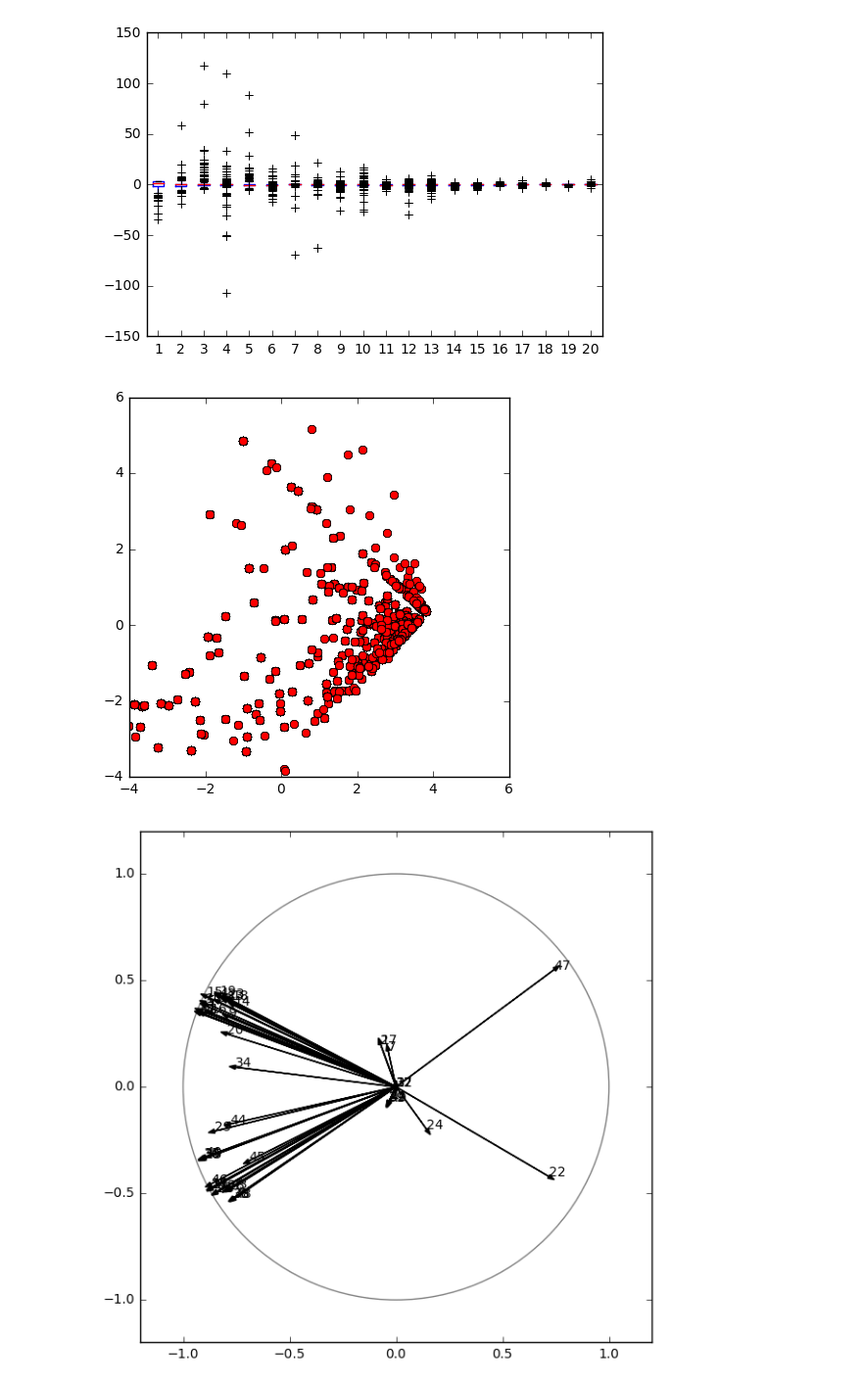
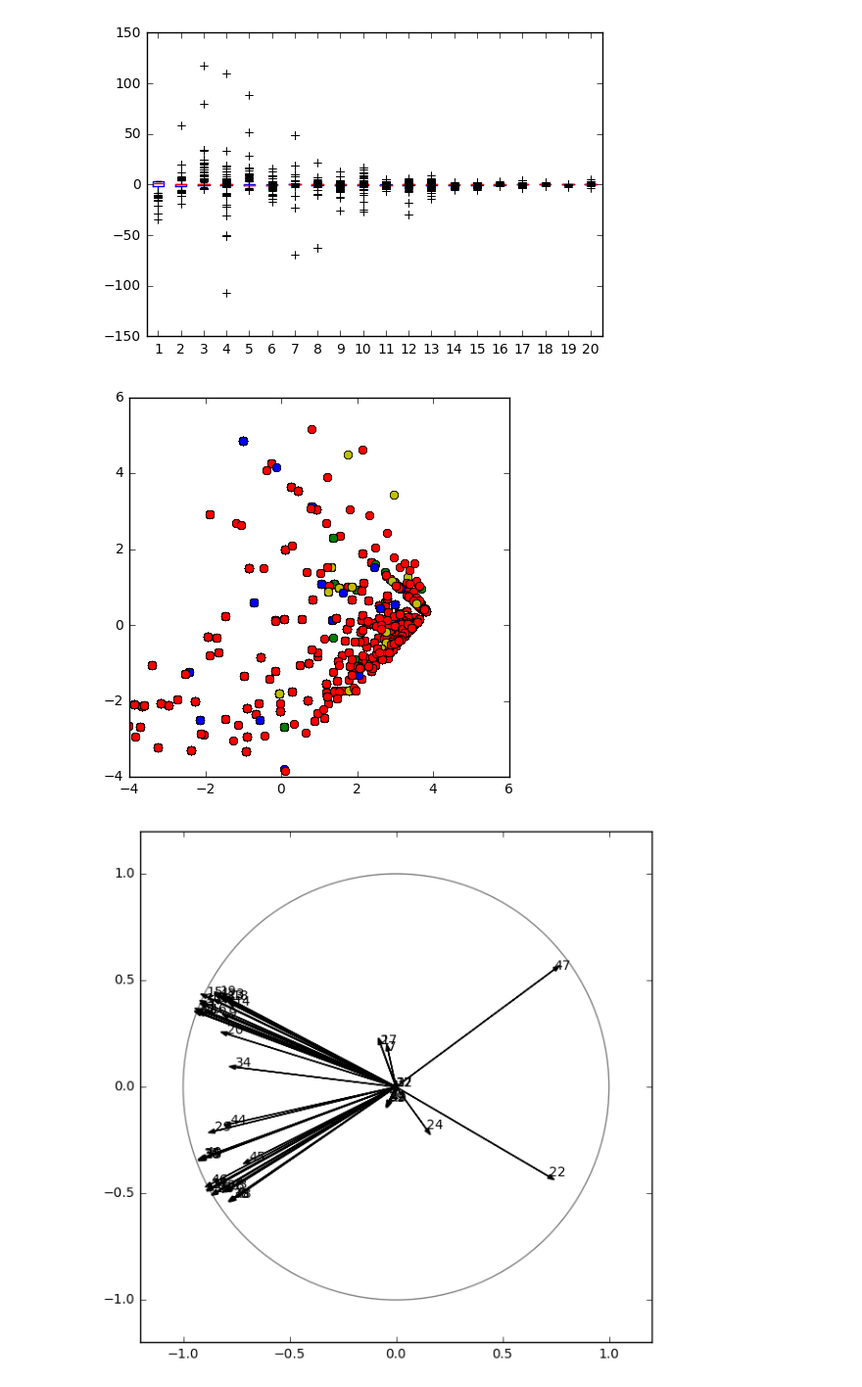
Before and after one commit to LilianBeuneche/Donnees, a Jupyter notebook: Projet 5GMM Python.ipynb, the cells around one changed output. Shown: that part at 98% size. Saved outputs shown, nothing was run; the diff lists cells and outputs as text; code cells hidden in the pictures.

```diff
--- a/Projet 5GMM Python.ipynb
+++ b/Projet 5GMM Python.ipynb
@@ -125,3 +126,6 @@ On remarque que 64% des nombres de commentaires valent 0 et plus de 75% valent 0
 Cependant, il y a une grande dispersion des autres valeurs.
 
 Dans un second temps, nous allons essayer de travailler avec une variable Y qui soit quantitative (à faire).
+# %%
+Quantile87=np.percentile(Y, 87.5)
+print(Quantile87)
@@ -178,9 +195,10 @@ Face à cela, certains mots apparaissent dans presque tous les articles (individ
 Corrélations entre les mots :
 # %%
 Mots_Panda=pd.DataFrame(Mots)
-plt.matshow(Mots_Panda.corr())
-plt.xticks(range(len(Mots_Panda.columns)), Mots_Panda.columns)
-plt.yticks(range(len(Mots_Panda.columns)), Mots_Panda.columns)
+Mots_Panda_Corr=Mots_Panda.corr()
+plt.matshow(Mots_Panda_Corr[Mots_Panda_Corr>0.7])
+#plt.xticks(range(len(Mots_Panda.columns)), Mots_Panda.columns)
+#plt.yticks(range(len(Mots_Panda.columns)), Mots_Panda.columns)
 plt.colorbar()
 plt.show()
 # %% [output]
@@ -188,0 +210,10 @@ plt.show()
+# %%
+MotsCorr=Mots_Panda_Corr.values
+
+Compteur = 0
+for i in range (0, 199):
+    for j in range(0, 199):
+        if MotsCorr[i,j]>0.7 and MotsCorr[i,j]<1:
+            print("Les mots corrélés sont :", i, "et", j, "avec une corrélation de ", MotsCorr[i,j])
+            Compteur+=1
+print("Il y a au total ", Compteur/2, "duos de mots très corrélés")
@@ -261,12 +310,19 @@ plt.show()
 # %%
 ## Repésentation des individus
 plt.figure(figsize=(5,5))
-for i, j in zip(C[:,0], C[:,1]):
-    plt.plot(i, j, "o",color="red")
+for i, j, nom in zip(C[:,0], C[:,1], Y_Quali):
+    color = "red"
+    if nom=="Equal1"  :
+        color="blue"
+    elif nom=="InfQuant":
+        color="y"
+    elif nom=="SupQuant":
+        color="g"
+    plt.plot(i, j, "o",color=color)
 plt.axis((-4,6,-4,6))
 plt.show()
 # %% [output]
-[figure, old version]
+[figure, new version]
 # %%
 ## coordonnées et représentation des variables
 coord1=pca.components_[0]*np.sqrt(pca.explained_variance_[0])
```
Also changed, not shown: parts of 15 cells of this notebook.
